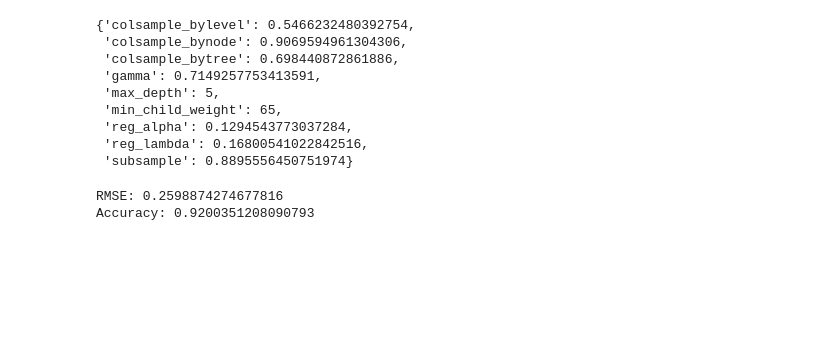
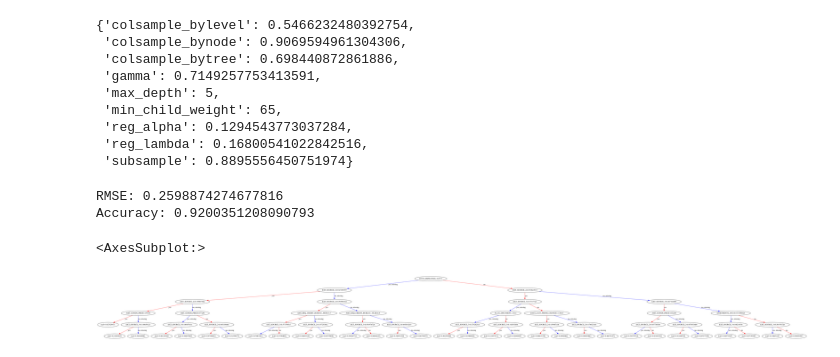
Before and after one commit to shermanleejm/IS453-T1, a Jupyter notebook: Feature Engineering.ipynb, the cells around one changed output. Drawn from its saved outputs; the diff is of its cells as text; code cells hidden in the pictures; blank space fills up the shorter version.

```diff
--- a/Feature Engineering.ipynb
+++ b/Feature Engineering.ipynb
@@ -81,7 +84,7 @@ def cut_down_features(train_df, test_df):
     impt_cols = set()
     score = 1
     i = 1
-    while score > 0.72:
+    while score > 0.7:
         selection_data = train_df.drop(list(impt_cols), axis=1)
         fold = StratifiedKFold(n_splits=num_folds, shuffle=True, random_state=33)
         score = 0
@@ -282,3 +285,9 @@ print(f"Accuracy: {accuracy}")
 # %% [output]
 RMSE: 0.2598874274677816
 Accuracy: 0.9200351208090793
+# %%
+rcParams['figure.figsize'] = 100,100
+plot_tree(xg_reg)
+# %% [output]
+<AxesSubplot:>
+[figure, added]
```
Also changed, not shown: parts of 3 cells of this notebook, 4 other files.
